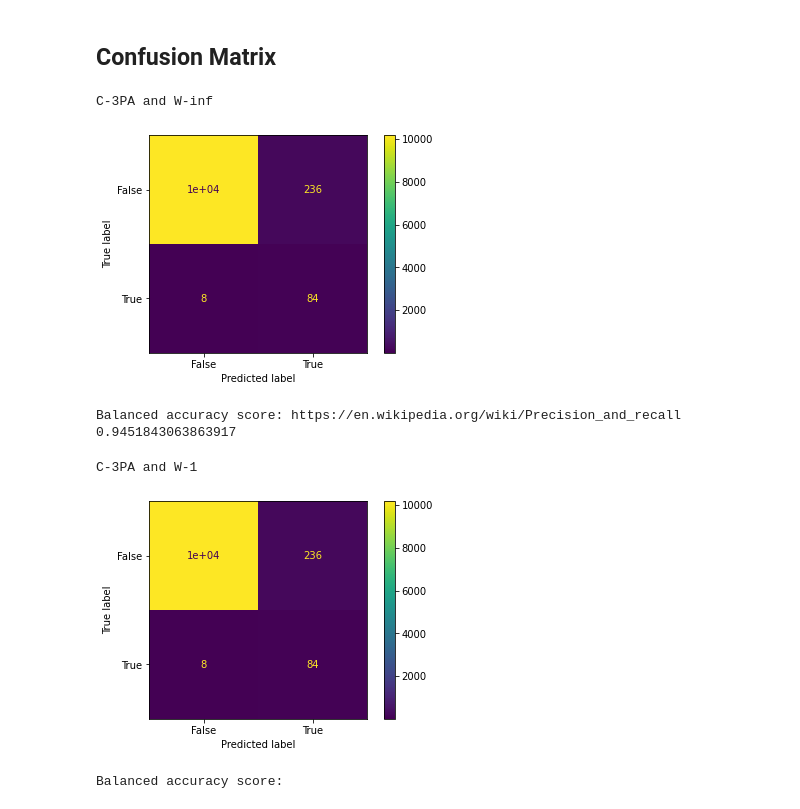
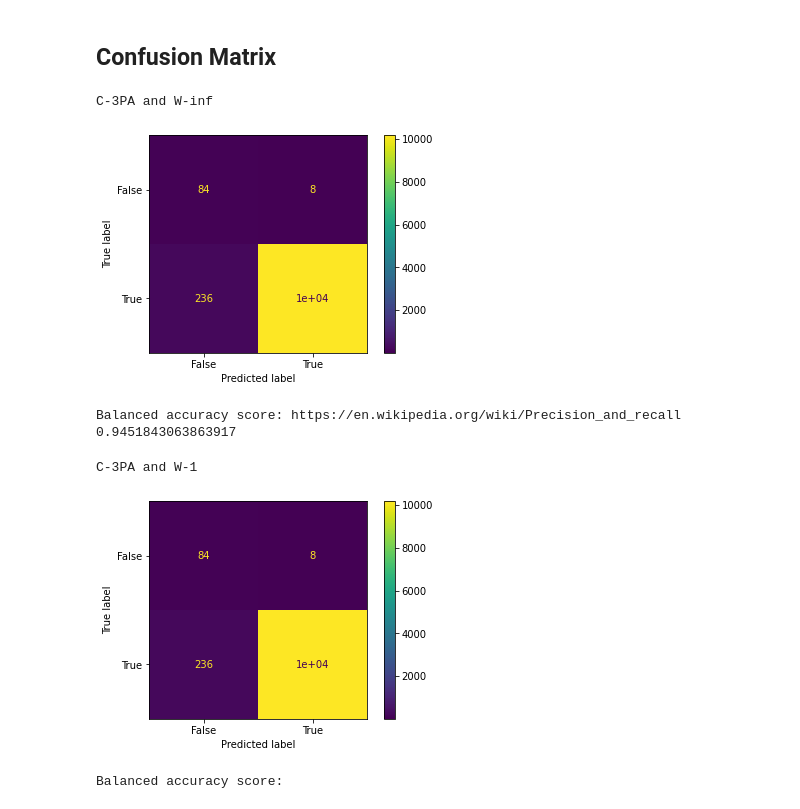
Before and after one commit to MaxTNielsen/ConformanceCheckingUsingTries, a Jupyter notebook: Jupyter/analysis.ipynb, the cells around one changed output. Saved outputs shown, nothing was run; the diff lists cells and outputs as text; code cells hidden in the pictures.

```diff
--- a/Jupyter/analysis.ipynb
+++ b/Jupyter/analysis.ipynb
@@ -18,6 +18,7 @@ PREFIX_W_1_DIR = os.path.join(PREFIX_ALIGN_DIR, 'window-size-1')
 PREFIX_W_INF_DIR = os.path.join(PREFIX_ALIGN_DIR, 'window-size-maximum')
 HMMCONF_DIR = os.path.join(INPUT_DIR,'hmmconf')
 C_3PA_DIR = os.path.join(INPUT_DIR,'C-3PO','test_avg_trace_length')
+OLD_OCC_DIR = os.path.join(INPUT_DIR,'C-3PO','old_occ')
 BP_DIR = os.path.join(INPUT_DIR,'bp')
 
 #LOGS = ["BPI_2012","BPI_2017","M1","M2","M4","M8","M9"]
@@ -55,7 +56,7 @@ When I use the frequencyLog as proxy log for the comparison between state of the
 # %%
 from IPython.utils import io
 
-occ_output_dirs = [C_3PA_DIR, PREFIX_W_1_DIR, PREFIX_W_INF_DIR, HMMCONF_DIR, BP_DIR]
+occ_output_dirs = [C_3PA_DIR, PREFIX_W_1_DIR, PREFIX_W_INF_DIR, HMMCONF_DIR, BP_DIR, OLD_OCC_DIR]
 with io.capture_output() as captured:
     C_3PA_df = get_occ_dfs(occ_output_dirs[0], True)
 
@@ -66,3 +67,5 @@ with io.capture_output() as captured:
     hmmconf_df = get_hmmconf_df(occ_output_dirs[3])
 
     BP_df = get_bp_df(occ_output_dirs[4])
+
+    # OLD_OCC_df = get_occ_dfs(occ_output_dirs[5], True)
@@ -862,16 +884,16 @@ pref_w_1_ = pref_w_1_df.copy()[['Conformance cost']]
 # %%
 print("C-3PA and W-inf")
 
-C_3PA_['Conformance cost'] = C_3PA_['Conformance cost'].apply(lambda x : True if x == 0 else False)
-pref_w_inf_['Conformance cost'] = pref_w_inf_['Conformance cost'].apply(lambda x : True if x <= 0 else False)
+C_3PA_['Conformance cost'] = C_3PA_['Conformance cost'].apply(lambda x : True if x > 0 else False)
+pref_w_inf_['Conformance cost'] = pref_w_inf_['Conformance cost'].apply(lambda x : True if x > 0 else False)
 
 confusion_matrix = metrics.confusion_matrix(pref_w_inf_.values, C_3PA_.values)
 cm_display = metrics.ConfusionMatrixDisplay(confusion_matrix = confusion_matrix, display_labels = [False, True])
 cm_display.plot()
 plt.show()
 # %% [output]
 C-3PA and W-inf
-[figure, old version]
+[figure, new version]
 # %%
 print("Balanced accuracy score: https://en.wikipedia.org/wiki/Precision_and_recall")
 print(metrics.balanced_accuracy_score(pref_w_inf_.values, C_3PA_.values))
@@ -881,7 +903,7 @@ Balanced accuracy score: https://en.wikipedia.org/wiki/Precision_and_recall
 # %%
 print("C-3PA and W-1")
 
-pref_w_1_['Conformance cost'] = pref_w_1_['Conformance cost'].apply(lambda x : True if x == 0 else False)
+pref_w_1_['Conformance cost'] = pref_w_1_['Conformance cost'].apply(lambda x : True if x > 0 else False)
 
 confusion_matrix = metrics.confusion_matrix(pref_w_1_.values, C_3PA_.values)
 cm_display = metrics.ConfusionMatrixDisplay(confusion_matrix = confusion_matrix, display_labels = [False, True])
@@ -889,7 +911,7 @@ cm_display.plot()
 plt.show()
 # %% [output]
 C-3PA and W-1
-[figure, old version]
+[figure, new version]
 # %%
 print("Balanced accuracy score:")
 metrics.balanced_accuracy_score(pref_w_1_.values, C_3PA_.values)
```
Also changed, not shown: parts of 7 cells of this notebook, 3 other files.
